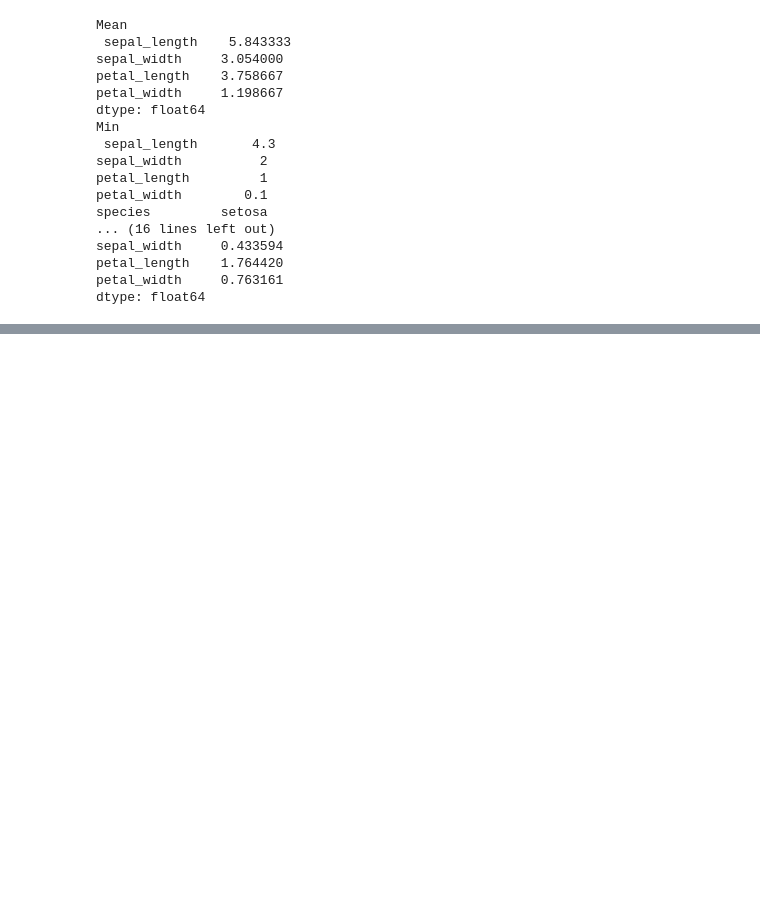
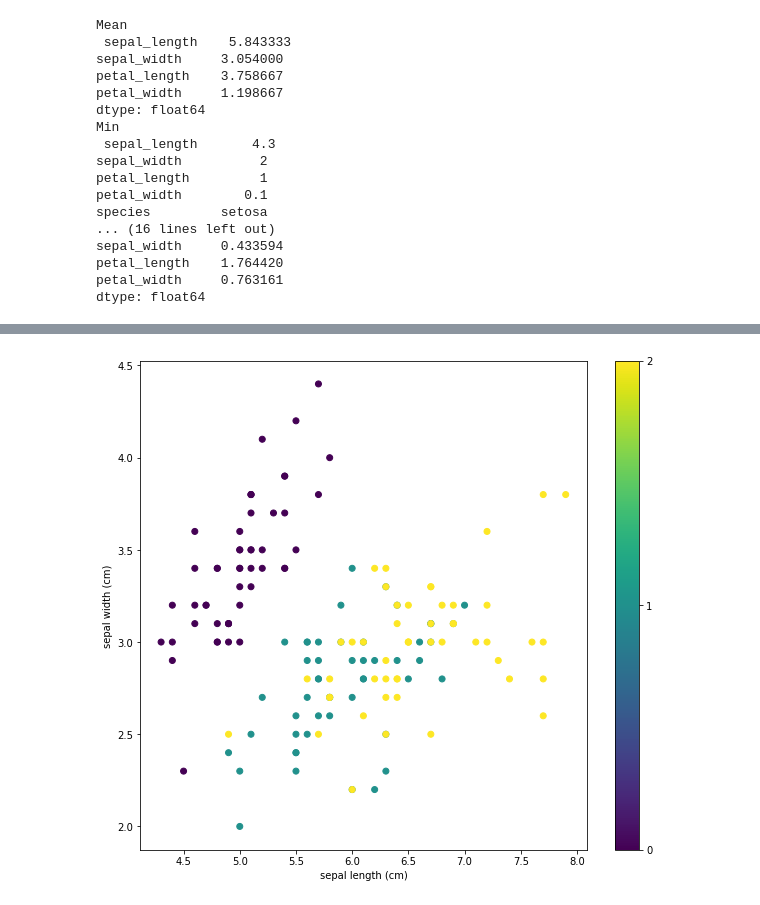
Before and after one commit to MayoMary/Fundamentals-of-DA-Project, a Jupyter notebook: Project - Boxplot using Iris dataset.ipynb, the cells around one changed output, grey strips where cells are left out. Saved outputs shown, nothing was run; the diff lists cells and outputs as text; code cells hidden in the pictures; blank space fills up the shorter version.

Commit message:
Add files via upload
Scatterplot added

```diff
--- a/Project - Boxplot using Iris dataset.ipynb
+++ b/Project - Boxplot using Iris dataset.ipynb
@@ -205,3 +214,31 @@ ModuleNotFoundError: No module named 'plotly'
+# %%
+import matplotlib.pyplot as plt
+from sklearn.datasets import load_iris
+
+iris = load_iris()
+
+# Need to set x axis to 0, i.e.similar to row wise setting in Python3 as used above.
+
+x_index = 0
+
+y_index = 1
+
+
+# Use of 'figsize' command to increase the size of the plot.
+plt.figure(figsize=(10, 9))
+
+plt.scatter(iris.data[:, x_index], iris.data[:, y_index], c=iris.target)
+
+plt.colorbar(ticks=[0, 1, 2],)
+
+plt.xlabel(iris.feature_names[x_index])
+
+plt.ylabel(iris.feature_names[y_index])
+
+
+plt.show()
+# %% [output]
+[figure, added]
 # %%
 # Need to plot and embed in ipython notebook
 py.iplot(data, filename = basic-scatter)
```
Also changed, not shown: parts of 39 cells of this notebook.
